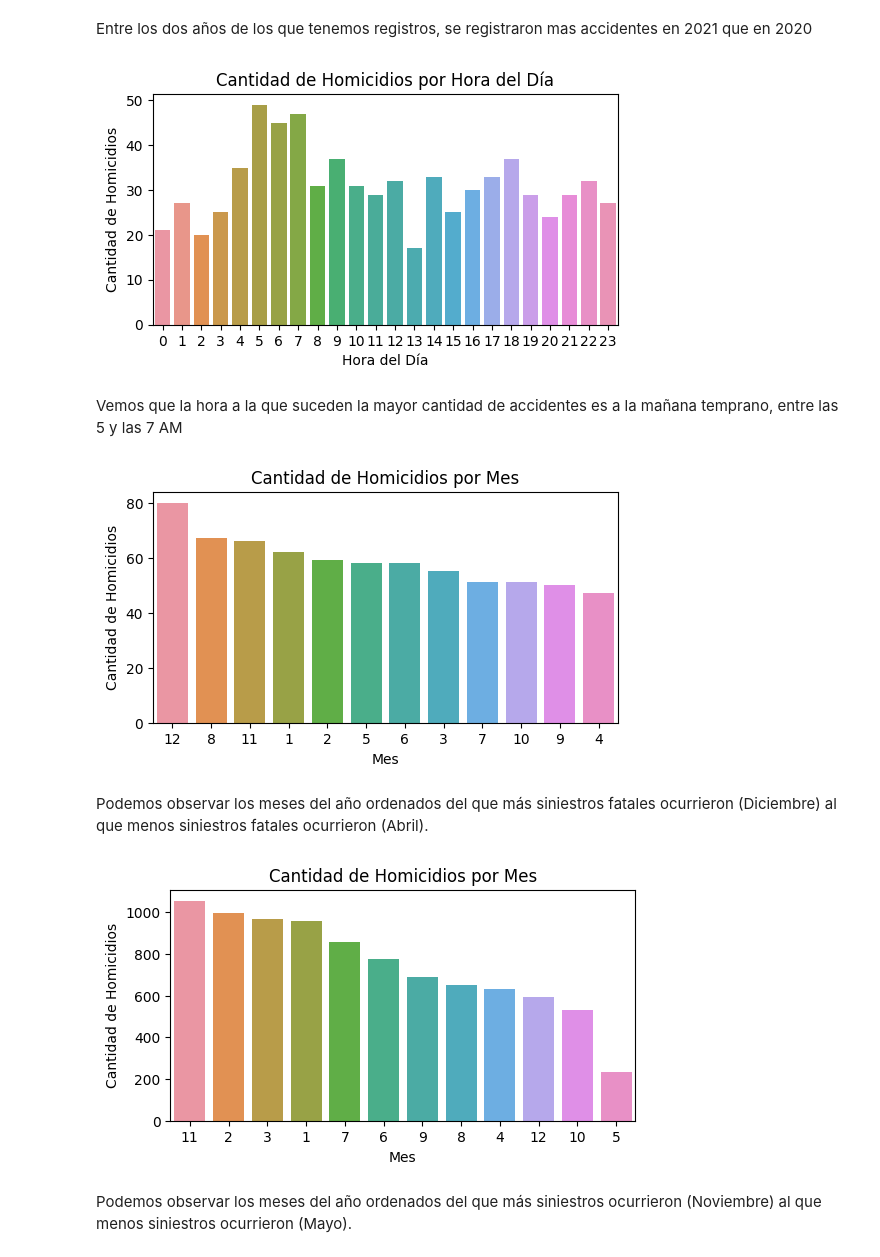
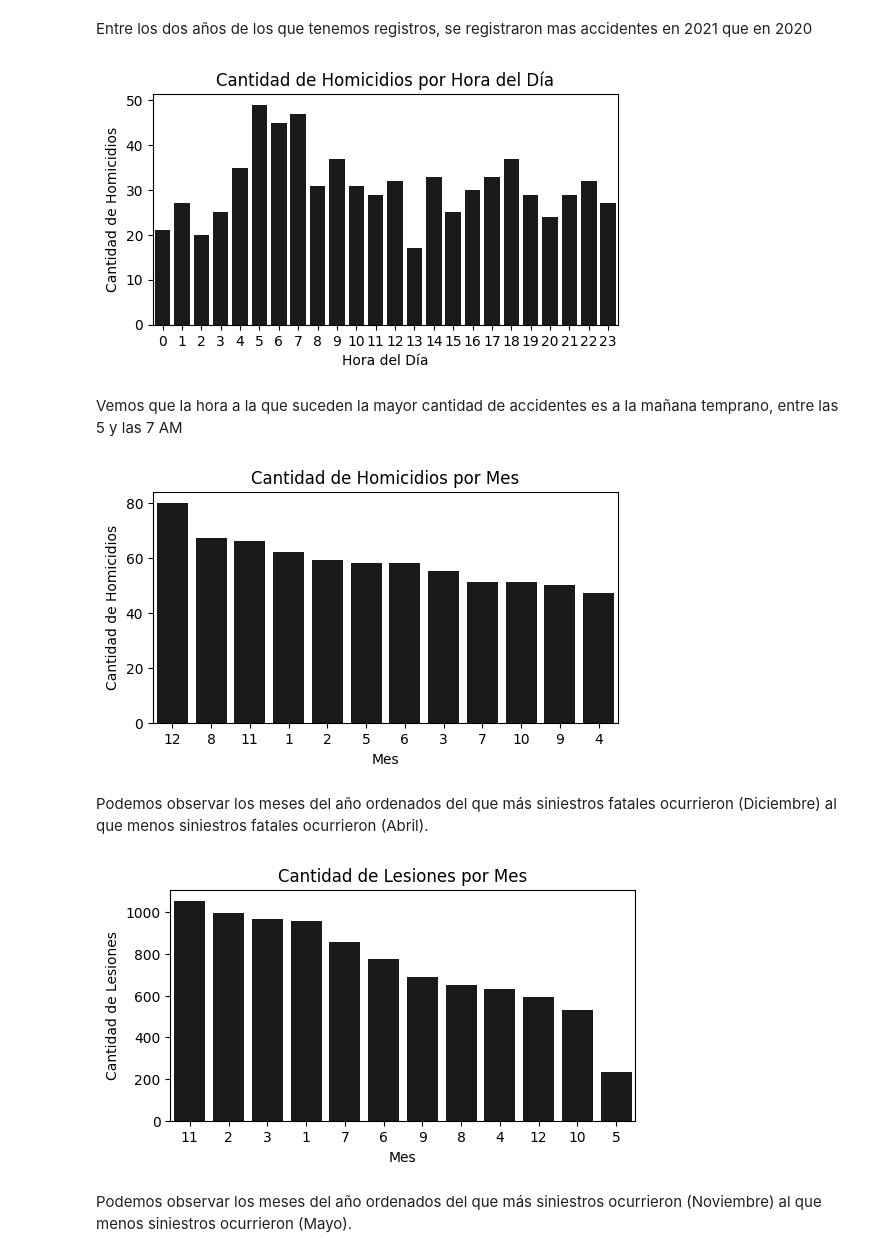
Before and after one commit to torcivita/PI-Siniestros-Viales, a Jupyter notebook: ETL + EDA.ipynb, the cells around one changed output. Drawn from its saved outputs; the diff is of its cells as text; code cells hidden in the pictures.

```diff
--- a/ETL + EDA.ipynb
+++ b/ETL + EDA.ipynb
@@ -789,37 +905,37 @@ total_por_hh['HH'] = total_por_hh['HH'].astype(int)
 
 # Visualizamos la cantidad de accidentes fatales que ocurren por cada hora del día
 plt.figure(figsize=(6, 3))
-sns.barplot(x='HH', y = 'N_VICTIMAS', data= total_por_hh)
+sns.barplot(x='HH', y = 'N_VICTIMAS', data= total_por_hh, color=[0.1,0.1,0.1])
 plt.title('Cantidad de Homicidios por Hora del Día')
 plt.xlabel('Hora del Día')
 plt.ylabel('Cantidad de Homicidios')
 plt.show()
 # %% [output]
-[figure, old version]
+[figure, new version]
 # %% [markdown]
 Vemos que la hora a la que suceden la mayor cantidad de accidentes es a la mañana temprano, entre las 5 y las 7 AM
 # %%
 # Comparamos la cantidad de accidentes fatales por los distintos meses para saber en qué mes ocurren mayor cantidad de siniestros.
 plt.figure(figsize=(6, 3))
-sns.countplot(x='MM', data=homicidios_merge, order=homicidios_merge['MM'].value_counts().index)
+sns.countplot(x='MM', data=homicidios_merge, order=homicidios_merge['MM'].value_counts().index, color=[0.1,0.1,0.1])
 plt.title('Cantidad de Homicidios por Mes')
 plt.xlabel('Mes')
 plt.ylabel('Cantidad de Homicidios')
 plt.show()
 # %% [output]
-[figure, old version]
+[figure, new version]
 # %% [markdown]
 Podemos observar los meses del año ordenados del que más siniestros fatales ocurrieron (Diciembre) al que menos siniestros fatales ocurrieron (Abril).
 # %%
 # Comparamos la cantidad de accidentes no fatales por los distintos meses para saber en qué mes ocurren mayor cantidad de siniestros.
 plt.figure(figsize=(6, 3))
-sns.countplot(x='MM', data=lesiones_merge, order=lesiones_merge['MM'].value_counts().index)
+sns.countplot(x='MM', data=lesiones_merge, order=lesiones_merge['MM'].value_counts().index, color=[0.1,0.1,0.1])
 plt.title('Cantidad de Lesiones por Mes')
 plt.xlabel('Mes')
 plt.ylabel('Cantidad de Lesiones')
 plt.show()
 # %% [output]
-[figure, old version]
+[figure, new version]
 # %% [markdown]
 Podemos observar los meses del año ordenados del que más siniestros ocurrieron (Noviembre) al que menos siniestros ocurrieron (Mayo).
 # %%
```
Also changed, not shown: parts of 30 cells of this notebook, 5 other files.
